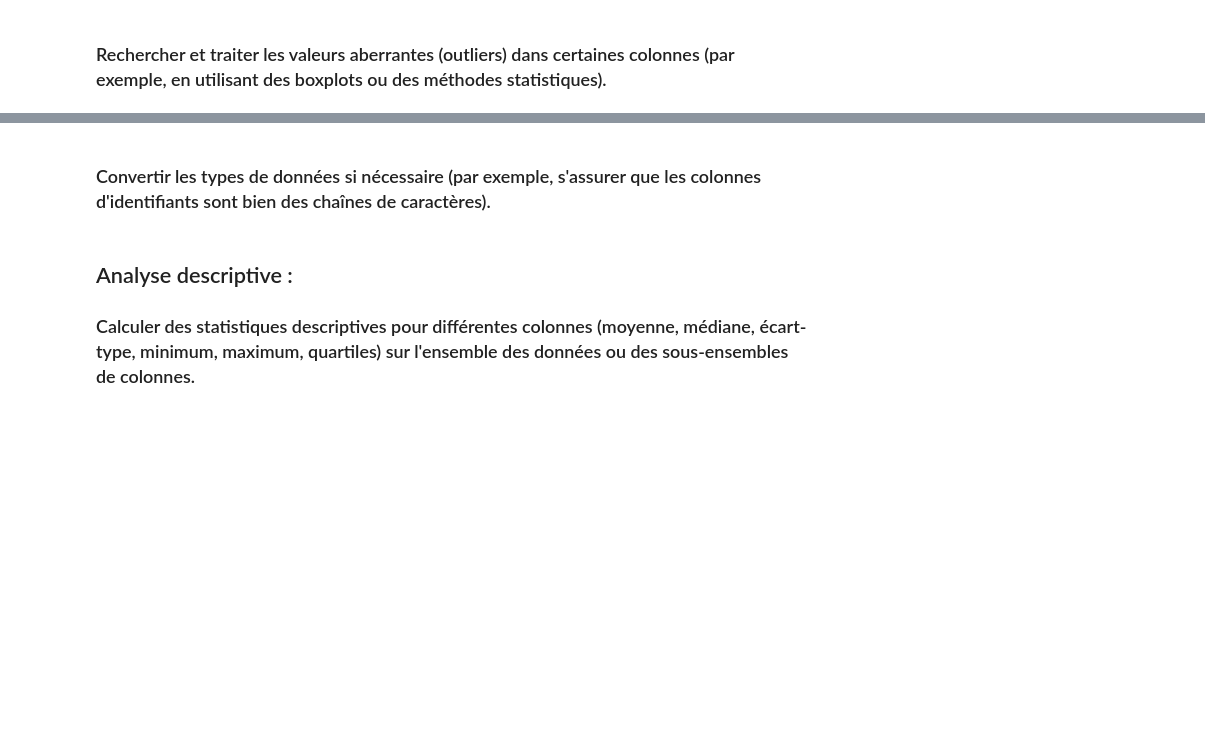
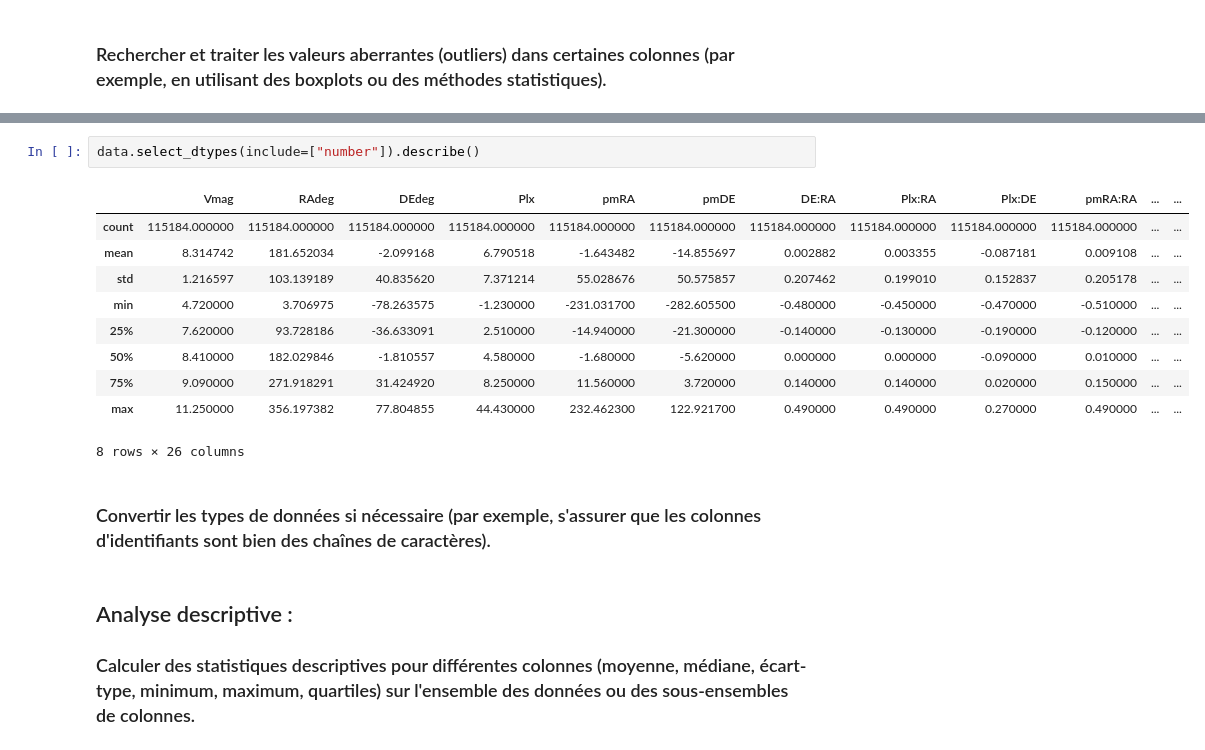
Before and after one commit to ThomasSanna/Data-Analysis-Hipparcos-Star-Astronomy-Catalog, a Jupyter notebook: main.ipynb, the cells around one changed output, grey strips where cells are left out. Saved outputs shown, nothing was run; the diff lists cells and outputs as text; blank space fills up the shorter version.

```diff
--- a/main.ipynb
+++ b/main.ipynb
@@ -206,3 +260,16 @@ dtype: int64
+# %%
+data.select_dtypes(include=["number"]).describe()
+# %% [output]
+|  | Vmag | RAdeg | DEdeg | Plx | pmRA | pmDE | DE:RA | Plx:RA | Plx:DE | pmRA:RA | ... | ... |
+| count | 115184.000000 | 115184.000000 | 115184.000000 | 115184.000000 | 115184.000000 | 115184.000000 | 115184.000000 | 115184.000000 | 115184.000000 | 115184.000000 | ... | ... |
+| mean | 8.314742 | 181.652034 | -2.099168 | 6.790518 | -1.643482 | -14.855697 | 0.002882 | 0.003355 | -0.087181 | 0.009108 | ... | ... |
+| std | 1.216597 | 103.139189 | 40.835620 | 7.371214 | 55.028676 | 50.575857 | 0.207462 | 0.199010 | 0.152837 | 0.205178 | ... | ... |
+| min | 4.720000 | 3.706975 | -78.263575 | -1.230000 | -231.031700 | -282.605500 | -0.480000 | -0.450000 | -0.470000 | -0.510000 | ... | ... |
+| 25% | 7.620000 | 93.728186 | -36.633091 | 2.510000 | -14.940000 | -21.300000 | -0.140000 | -0.130000 | -0.190000 | -0.120000 | ... | ... |
+| 50% | 8.410000 | 182.029846 | -1.810557 | 4.580000 | -1.680000 | -5.620000 | 0.000000 | 0.000000 | -0.090000 | 0.010000 | ... | ... |
+| 75% | 9.090000 | 271.918291 | 31.424920 | 8.250000 | 11.560000 | 3.720000 | 0.140000 | 0.140000 | 0.020000 | 0.150000 | ... | ... |
+| max | 11.250000 | 356.197382 | 77.804855 | 44.430000 | 232.462300 | 122.921700 | 0.490000 | 0.490000 | 0.270000 | 0.490000 | ... | ... |
+8 rows × 26 columns
 # %% [markdown]
 ### Convertir les types de données si nécessaire (par exemple, s'assurer que les colonnes d'identifiants sont bien des chaînes de caractères).
 # %% [markdown]
```
Also changed, not shown: parts of 11 cells of this notebook.
